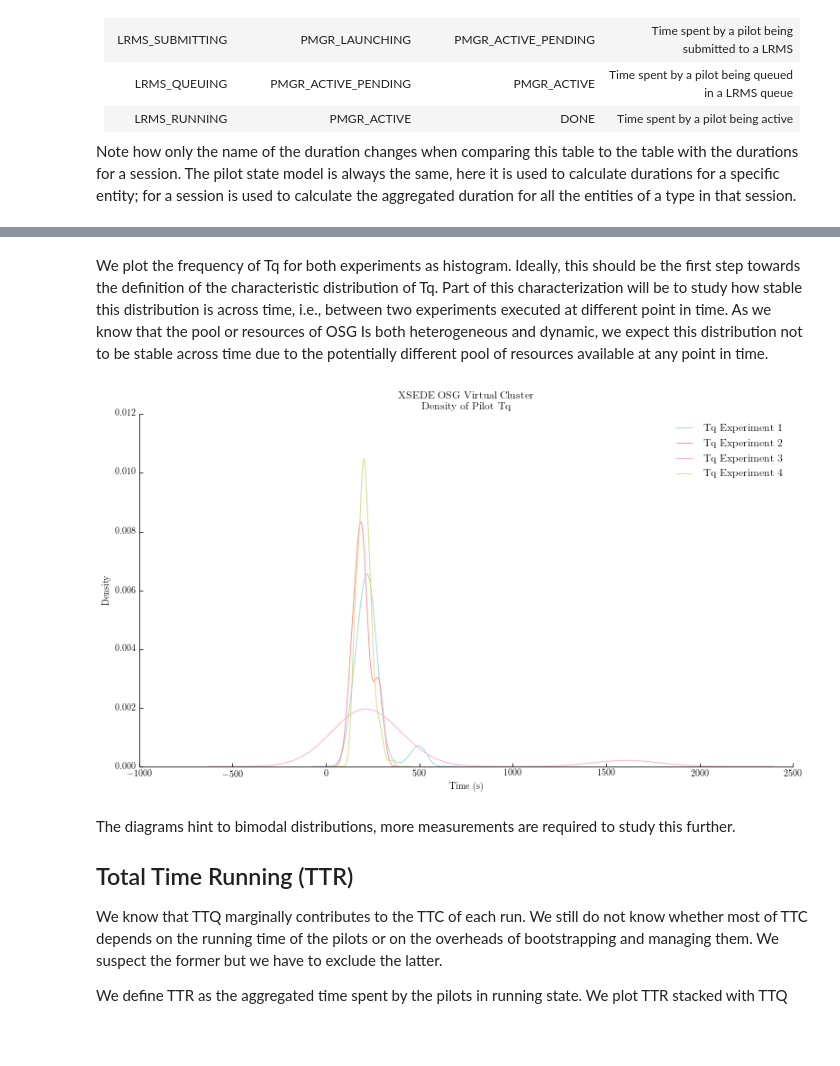
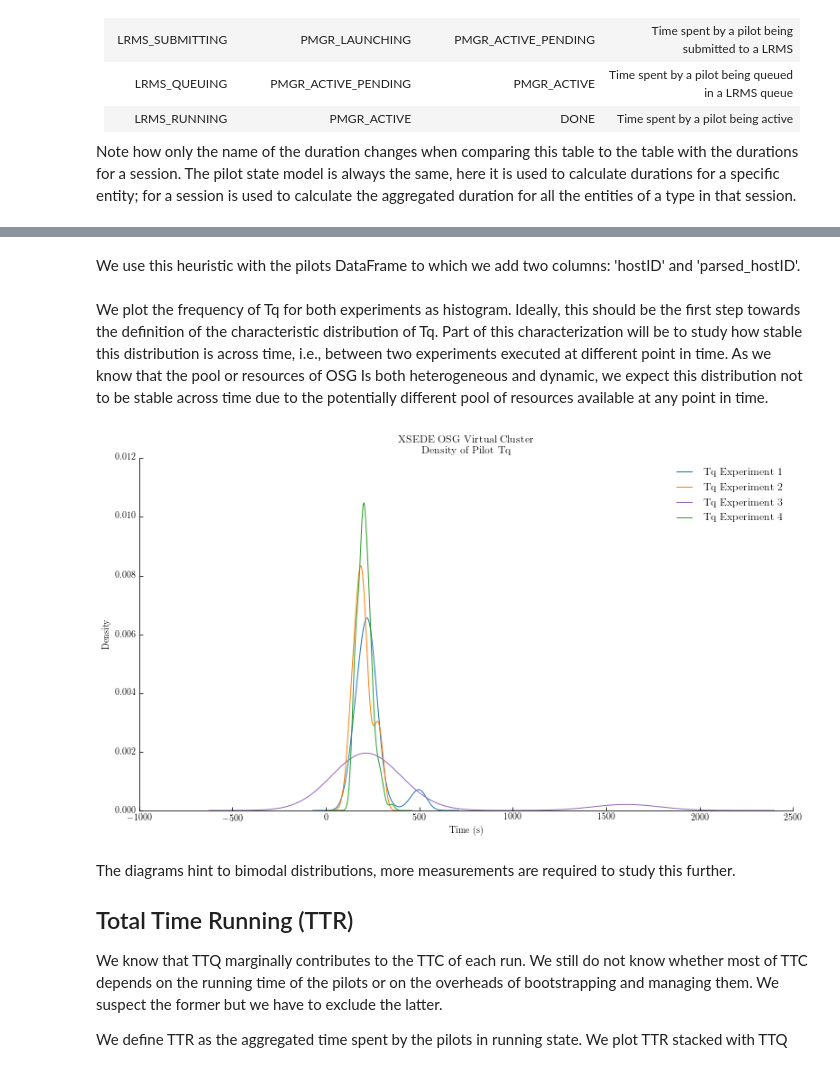
Before and after one commit to radical-cybertools/radical.analytics, a Jupyter notebook: use_cases/rp_on_osg/osg_analysis.ipynb, the cells around one changed output, grey strips where cells are left out. Drawn from its saved outputs; the diff is of its cells as text; code cells hidden in the pictures; blank space fills up the shorter version.

```diff
--- a/use_cases/rp_on_osg/osg_analysis.ipynb
+++ b/use_cases/rp_on_osg/osg_analysis.ipynb
@@ -816,25 +827,42 @@ conflict sync   agent.executing.0.child.prof        (stat116.phys.uconn.edu:137.
+# %% [markdown]
+We use this heuristic with the pilots DataFrame to which we add two columns: 'hostID' and 'parsed_hostID'.
+# %%
+for pix in pilots.index:
+    sid = pilots.ix[pix,'sid']
+    pid = pilots.ix[pix,'pid']
+    pls = sessions.ix[sid, 'session'].filter(uid=pid, inplace=False).get(etype=['pilot'])
+    if len(pls) != 1:
+        print "Error: session filter on uid returned multiple pilots"
+        break
+    hostid = pls[0].cfg['hostid']
+    if hostid:
+        domain = parse_osg_hostid(hostid)
+    else:
+        domain = np.nan
+    pilots.ix[pix,'hostID'] = hostid
+    pilots.ix[pix,'parsed_hostID'] = domain
 # %% [markdown]
 We plot the frequency of Tq for both experiments as histogram. Ideally, this should be the first step towards the definition of the characteristic distribution of Tq. Part of this characterization will be to study how stable this distribution is across time, i.e., between two experiments executed at different point in time. As we know that the pool or resources of OSG Is both heterogeneous and dynamic, we expect this distribution not to be stable across time due to the potentially different pool of resources available at any point in time.
 # %%
 fig, ax = fig_setup()
 title='XSEDE OSG Virtual Cluster\nDensity of Pilot Tq'
 
 tq_exp1 = pilots[pilots['experiment'].str.contains('exp1')]['LRMS_QUEUING'].dropna().reset_index(drop=True)
 tq_exp2 = pilots[pilots['experiment'].str.contains('exp2')]['LRMS_QUEUING'].dropna().reset_index(drop=True)
 tq_exp3 = pilots[pilots['experiment'].str.contains('exp3')]['LRMS_QUEUING'].dropna().reset_index(drop=True)
 tq_exp4 = pilots[pilots['experiment'].str.contains('exp4')]['LRMS_QUEUING'].dropna().reset_index(drop=True)
 
 plots = pd.DataFrame({'exp1': tq_exp1, 'exp2': tq_exp2,  'exp3': tq_exp3, 'exp4': tq_exp4})
 
 #plots.plot.hist(ax=ax, color=[tableau20[19],tableau20[7],tableau20[13],tableau20[17]], title=title)
-plots.plot.density(ax=ax, color=[tableau20[19],tableau20[7],tableau20[13],tableau20[17]], title=title)
+plots.plot.density(ax=ax, color=[tableau20[0],tableau20[2],tableau20[8],tableau20[4]], title=title)
 
 ax.set_xlabel('Time (s)')
 ax.legend(labels=['Tq Experiment 1','Tq Experiment 2','Tq Experiment 3','Tq Experiment 4'])
 
 plt.savefig('figures/osg_tq_frequency.pdf', dpi=600, bbox_inches='tight')
 # %% [output]
-[figure, old version]
+[figure, new version]
 # %% [markdown]
 The diagrams hint to bimodal distributions, more measurements are required to study this further.
 
```
Also changed, not shown: parts of 16 cells of this notebook, 9 other files.
